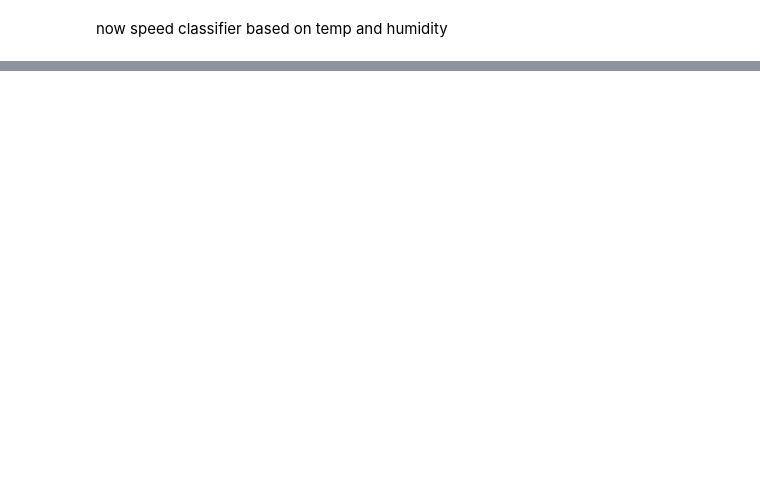
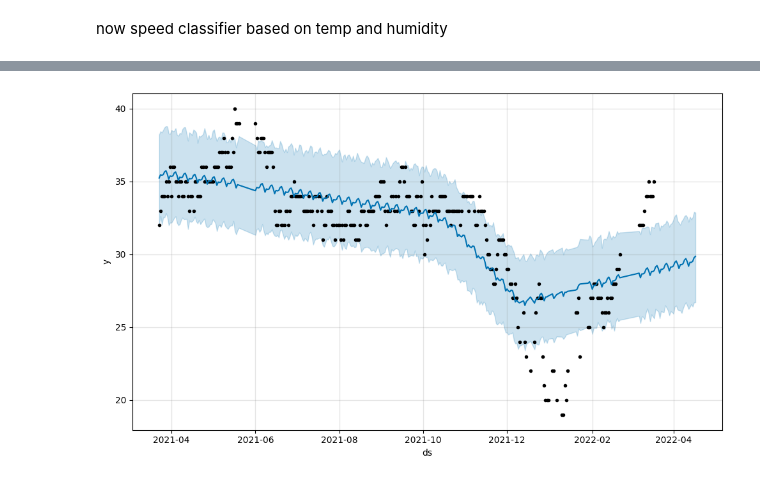
Before and after one commit to UmerSidiqui/BLDC_fan-data-analysis, a Jupyter notebook: loungefan.ipynb, the cells around one changed output, grey strips where cells are left out. Cells and saved outputs as stored; diff of their text form; code cells hidden in the pictures; blank space fills up the shorter version.

```diff
--- a/loungefan.ipynb
+++ b/loungefan.ipynb
@@ -261,0 +507,24 @@ now speed classifier based on temp and humidity
+# %%
+
+
+
+import pandas as pd
+
+
+
+data_lounge2['datetime'] = pd.to_datetime(data_lounge2['datetime'], format='%d/%m/%Y %H:%M')
+
+
+
+data_lounge2['day'] = data_lounge2['datetime'].dt.floor('D')
+
+
+
+
+daily_mode_df = data_lounge2.groupby('day').mean().round().reset_index()
+
+
+daily_mode_df = daily_mode_df.drop(columns=['S.No.'])
+
+
+daily_mode_df
@@ -261,0 +571,19 @@ now speed classifier based on temp and humidity
+# %%
+ds_df_t= pd.DataFrame(daily_mode_df[['day','temperature']])
+
+ds_df_t = ds_df_t.rename(columns={'day': 'ds','temperature':'y'})
+
+
+# prophet model
+from prophet import Prophet
+model_t = Prophet()
+model_t.fit(ds_df_t)
+
+future_dates_temp = model_t.make_future_dataframe(periods=30, freq='D')
+
+
+forecast_temp = model_t.predict(future_dates_temp)
+
+
+fig = model_t.plot(forecast_temp)
+# %% [output]
@@ -261,0 +592 @@ now speed classifier based on temp and humidity
+[figure, added]
```
Also changed, not shown: parts of 36 cells of this notebook.
